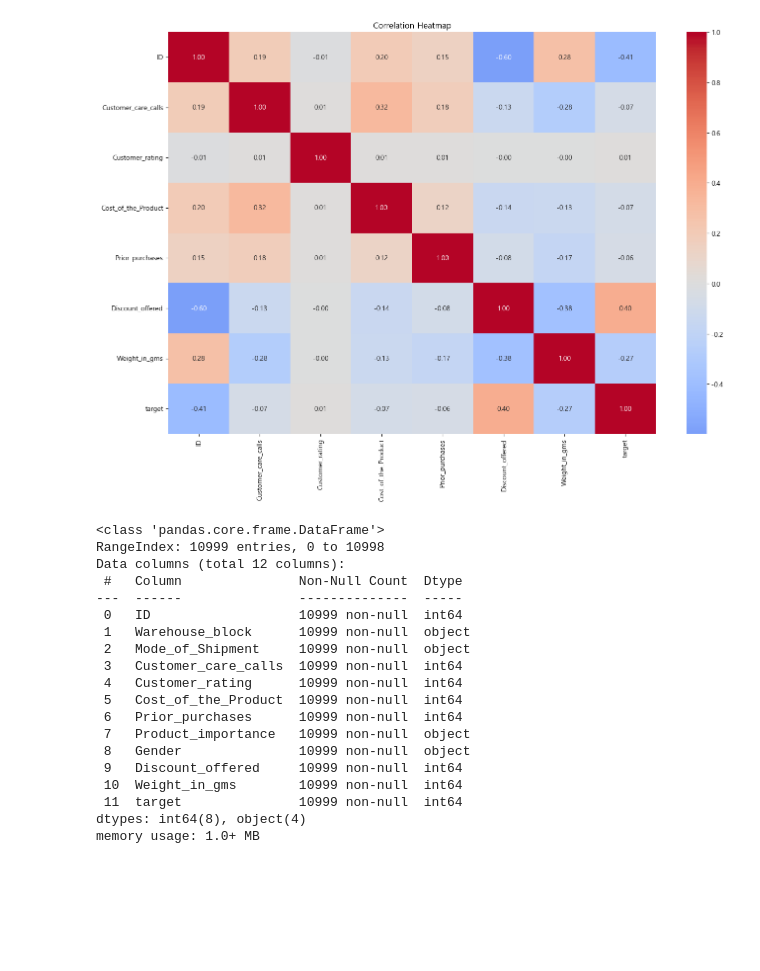
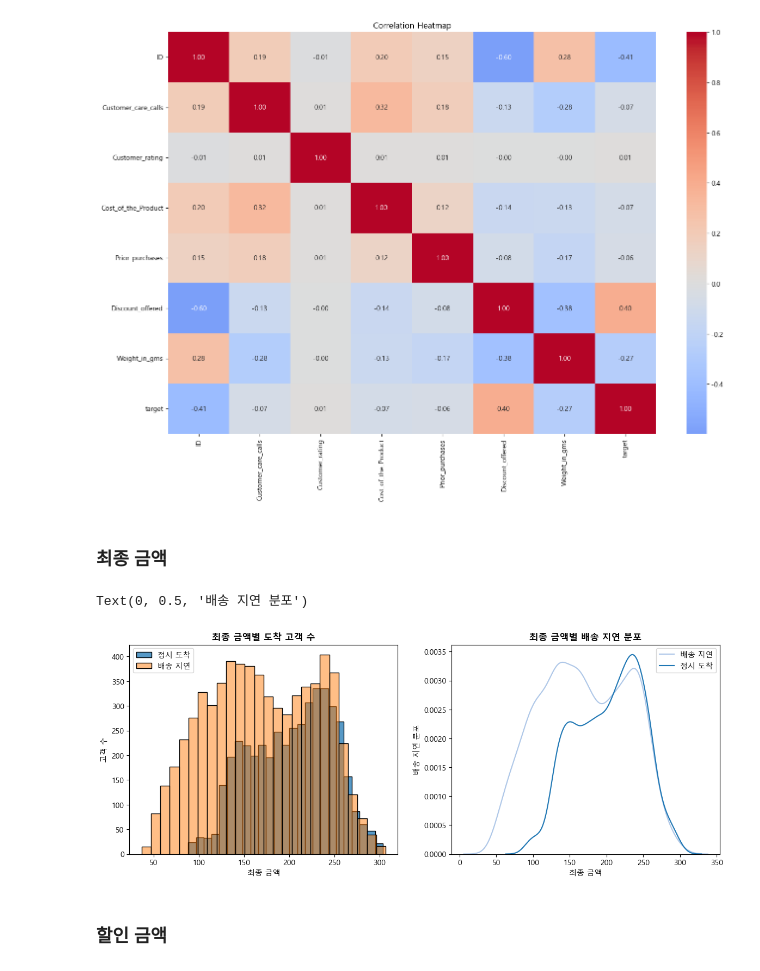
Before and after one commit to dfre1233-sddweq/Ecom_Shipping, a Jupyter notebook: 데이터분석 찬영.ipynb, the cells around one changed output. Drawn from its saved outputs; the diff is of its cells as text; code cells hidden in the pictures; blank space fills up the shorter version.

```diff
--- a/데이터분석 찬영.ipynb
+++ b/데이터분석 찬영.ipynb
@@ -372,25 +372,27 @@ plt.tight_layout()
 plt.show()
 # %% [output]
 [figure]
-# %%
-df.info()
-# %% [output]
-<class 'pandas.core.frame.DataFrame'>
-RangeIndex: 10999 entries, 0 to 10998
-Data columns (total 12 columns):
- #   Column               Non-Null Count  Dtype
----  ------               --------------  -----
- 0   ID                   10999 non-null  int64
- 1   Warehouse_block      10999 non-null  object
- 2   Mode_of_Shipment     10999 non-null  object
- 3   Customer_care_calls  10999 non-null  int64
- 4   Customer_rating      10999 non-null  int64
- 5   Cost_of_the_Product  10999 non-null  int64
- 6   Prior_purchases      10999 non-null  int64
- 7   Product_importance   10999 non-null  object
- 8   Gender               10999 non-null  object
- 9   Discount_offered     10999 non-null  int64
- 10  Weight_in_gms        10999 non-null  int64
- 11  target               10999 non-null  int64
-dtypes: int64(8), object(4)
-memory usage: 1.0+ MB
+# %% [markdown]
+### 최종 금액
+# %%
+df['Final_Cost'] = df['Cost_of_the_Product']*(100-df['Discount_offered'])/100
+# %%
+fig, axes = plt.subplots(1, 2, figsize=(14, 5))
+
+sns.histplot(df[df['target'] == 0]['Final_Cost'], ax=axes[0])
+sns.histplot(df[df['target'] == 1]['Final_Cost'], ax=axes[0], alpha=0.5)
+axes[0].set_title('최종 금액별 도착 고객 수', fontweight='bold')
+axes[0].legend(['정시 도착', '배송 지연'])
+axes[0].set_xlabel('최종 금액')
+axes[0].set_ylabel('고객 수')
+
+sns.kdeplot(x='Final_Cost', hue='target', data=df, palette='tab20', ax=axes[1])
+axes[1].set_title('최종 금액별 배송 지연 분포', fontweight='bold')
+axes[1].legend(['배송 지연','정시 도착'])
+axes[1].set_xlabel('최종 금액')
+axes[1].set_ylabel('배송 지연 분포')
+# %% [output]
+Text(0, 0.5, '배송 지연 분포')
+[figure, added]
+# %% [markdown]
+### 할인 금액
```
Also changed, not shown: parts of 10 cells of this notebook.
